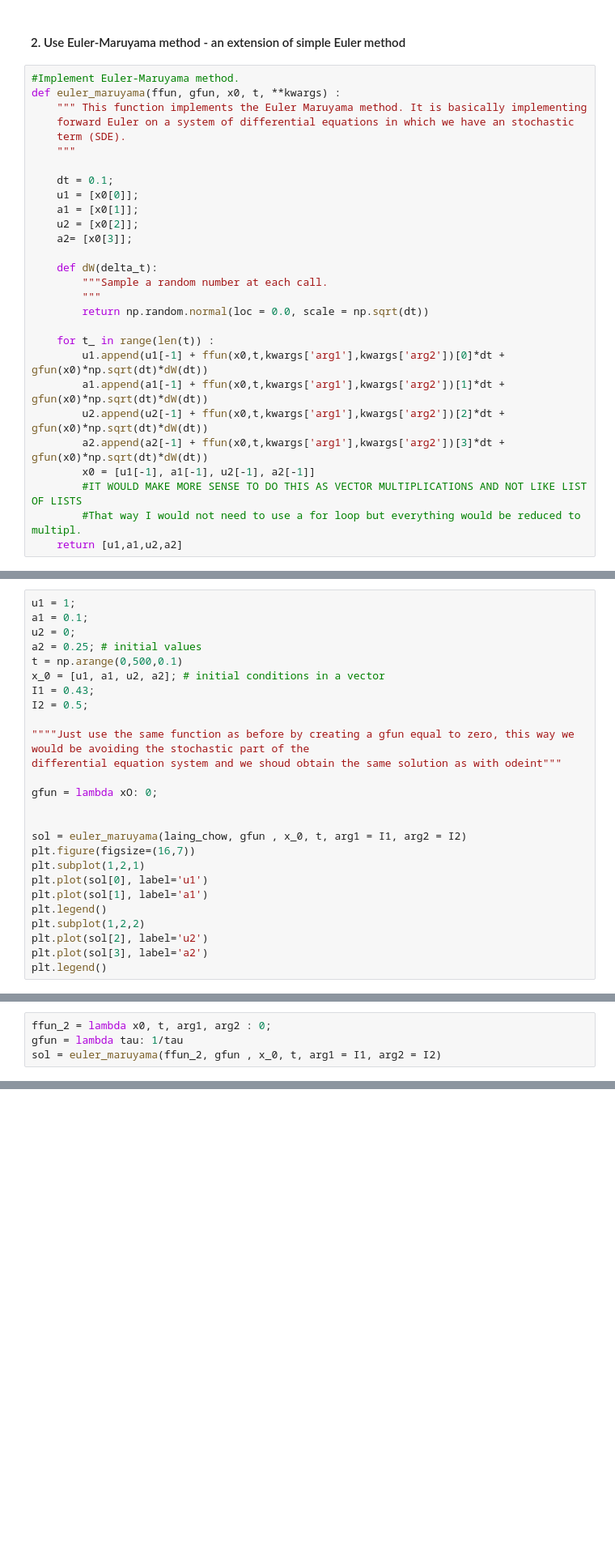
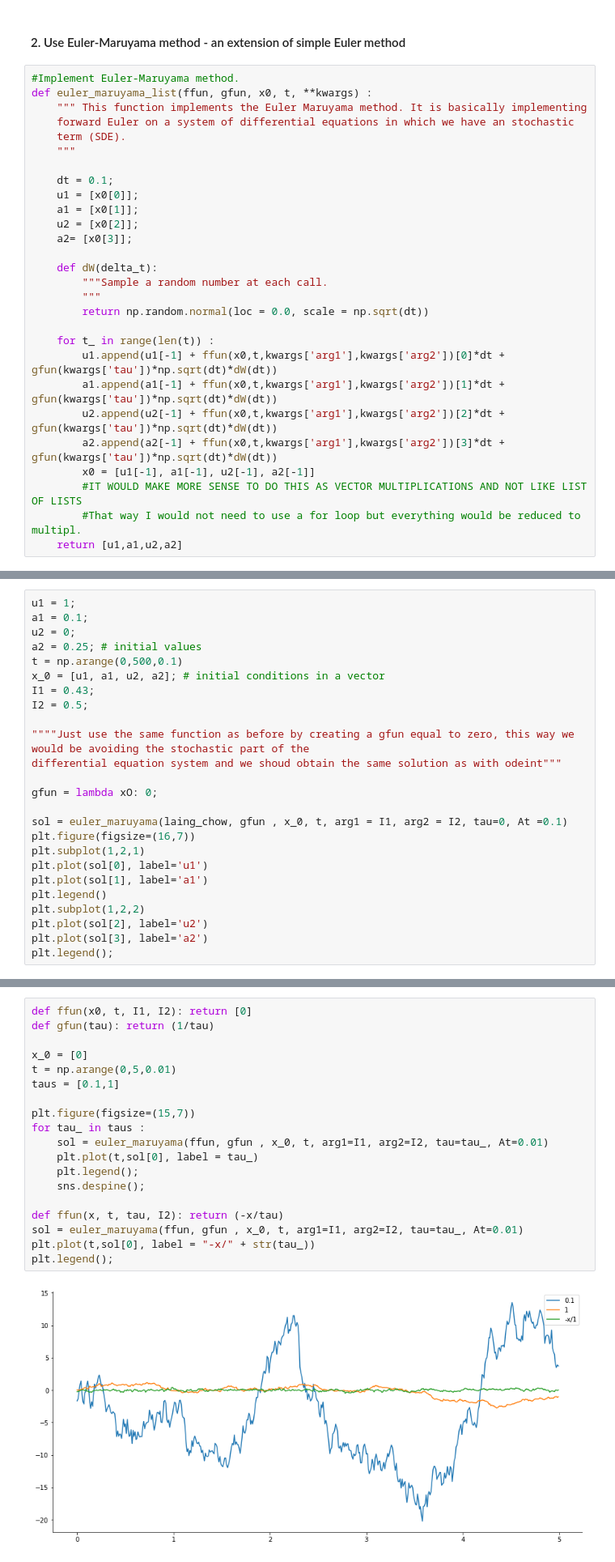
Before and after one commit to lauralopezgaldo/finalproject, a Jupyter notebook: PerceptualBistability.ipynb, the cells around one changed output, grey strips where cells are left out. Shown: that part at 81% size. Drawn from its saved outputs; the diff is of its cells as text; blank space fills up the shorter version.

```diff
--- a/PerceptualBistability.ipynb
+++ b/PerceptualBistability.ipynb
@@ -163,7 +163,7 @@ If we use intermediate values too close to 0.6, although without reaching it, bo
 #### 2. Use Euler-Maruyama method - an extension of simple Euler method
 # %%
 #Implement Euler-Maruyama method.
-def euler_maruyama(ffun, gfun, x0, t, **kwargs) :
+def euler_maruyama_list(ffun, gfun, x0, t, **kwargs) :
     """ This function implements the Euler Maruyama method. It is basically implementing
     forward Euler on a system of differential equations in which we have an stochastic
     term (SDE).
@@ -181,10 +181,10 @@ def euler_maruyama(ffun, gfun, x0, t, **kwargs) :
         return np.random.normal(loc = 0.0, scale = np.sqrt(dt))
 
     for t_ in range(len(t)) :
-        u1.append(u1[-1] + ffun(x0,t,kwargs['arg1'],kwargs['arg2'])[0]*dt + gfun(x0)*np.sqrt(dt)*dW(dt))
-        a1.append(a1[-1] + ffun(x0,t,kwargs['arg1'],kwargs['arg2'])[1]*dt + gfun(x0)*np.sqrt(dt)*dW(dt))
-        u2.append(u2[-1] + ffun(x0,t,kwargs['arg1'],kwargs['arg2'])[2]*dt + gfun(x0)*np.sqrt(dt)*dW(dt))
-        a2.append(a2[-1] + ffun(x0,t,kwargs['arg1'],kwargs['arg2'])[3]*dt + gfun(x0)*np.sqrt(dt)*dW(dt))
+        u1.append(u1[-1] + ffun(x0,t,kwargs['arg1'],kwargs['arg2'])[0]*dt + gfun(kwargs['tau'])*np.sqrt(dt)*dW(dt))
+        a1.append(a1[-1] + ffun(x0,t,kwargs['arg1'],kwargs['arg2'])[1]*dt + gfun(kwargs['tau'])*np.sqrt(dt)*dW(dt))
+        u2.append(u2[-1] + ffun(x0,t,kwargs['arg1'],kwargs['arg2'])[2]*dt + gfun(kwargs['tau'])*np.sqrt(dt)*dW(dt))
+        a2.append(a2[-1] + ffun(x0,t,kwargs['arg1'],kwargs['arg2'])[3]*dt + gfun(kwargs['tau'])*np.sqrt(dt)*dW(dt))
         x0 = [u1[-1], a1[-1], u2[-1], a2[-1]]
         #IT WOULD MAKE MORE SENSE TO DO THIS AS VECTOR MULTIPLICATIONS AND NOT LIKE LIST OF LISTS
         #That way I would not need to use a for loop but everything would be reduced to multipl.
@@ -204,8 +228,7 @@ differential equation system and we shoud obtain the same solution as with odein
 
 gfun = lambda xO: 0;
 
-
-sol = euler_maruyama(laing_chow, gfun , x_0, t, arg1 = I1, arg2 = I2)
+sol = euler_maruyama(laing_chow, gfun , x_0, t, arg1 = I1, arg2 = I2, tau=0, At =0.1)
 plt.figure(figsize=(16,7))
 plt.subplot(1,2,1)
 plt.plot(sol[0], label='u1')
@@ -214,5 +237,5 @@ plt.legend()
 plt.subplot(1,2,2)
 plt.plot(sol[2], label='u2')
 plt.plot(sol[3], label='a2')
-plt.legend()
+plt.legend();
 # %% [output]
@@ -223,4 +244,0 @@ We can observe that we actually obtain the same result as before, because we are
-# %%
-ffun_2 = lambda x0, t, arg1, arg2 : 0;
-gfun = lambda tau: 1/tau
-sol = euler_maruyama(ffun_2, gfun , x_0, t, arg1 = I1, arg2 = I2)
@@ -228,0 +248,21 @@ TypeError: 'int' object is not subscriptable
+# %%
+def ffun(x0, t, I1, I2): return [0]
+def gfun(tau): return (1/tau)
+
+x_0 = [0]
+t = np.arange(0,5,0.01)
+taus = [0.1,1]
+
+plt.figure(figsize=(15,7))
+for tau_ in taus :
+    sol = euler_maruyama(ffun, gfun , x_0, t, arg1=I1, arg2=I2, tau=tau_, At=0.01)
+    plt.plot(t,sol[0], label = tau_)
+    plt.legend();
+    sns.despine();
+
+def ffun(x, t, tau, I2): return (-x/tau)
+sol = euler_maruyama(ffun, gfun , x_0, t, arg1=I1, arg2=I2, tau=tau_, At=0.01)
+plt.plot(t,sol[0], label = "-x/" + str(tau_))
+plt.legend();
+# %% [output]
+[figure, added]
```
Also changed, not shown: parts of 5 cells of this notebook.
